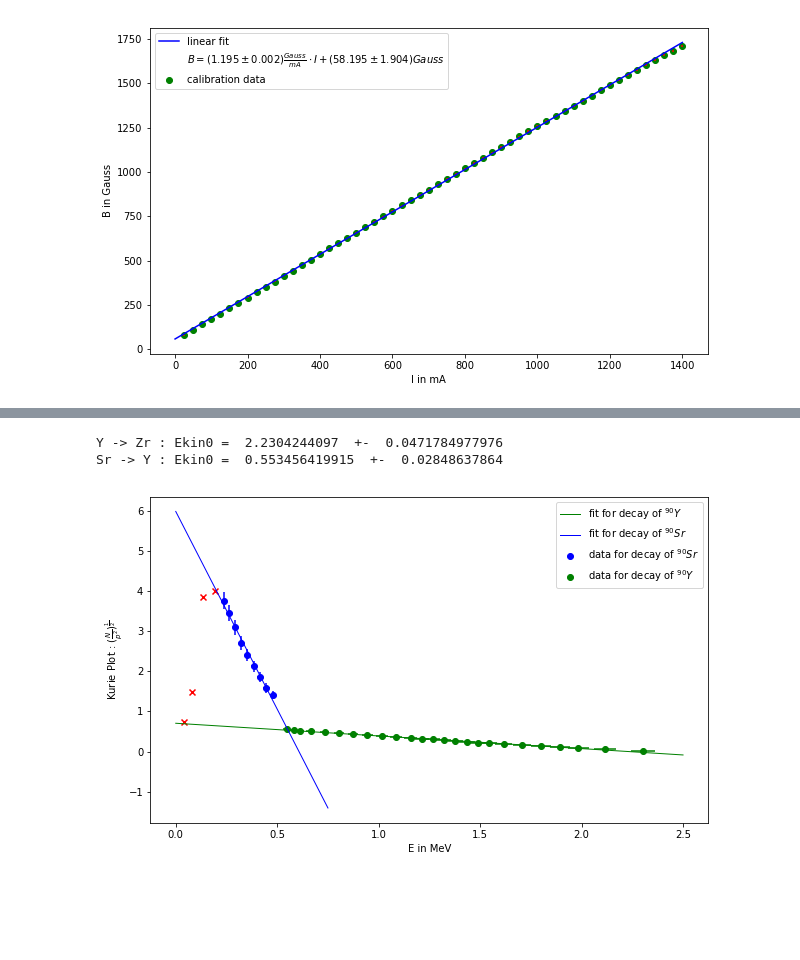
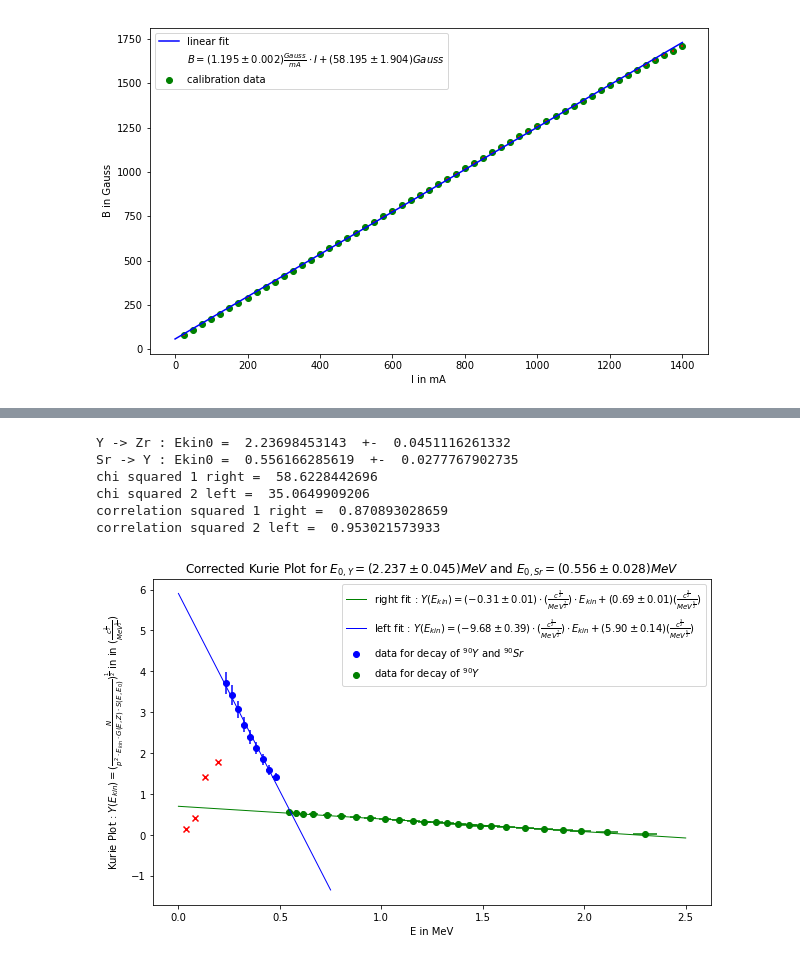
Before and after one commit to NlKLas/PyRePo, a Jupyter notebook: V10/V10.ipynb, the cells around one changed output, grey strips where cells are left out. Cells and saved outputs as stored; diff of their text form; code cells hidden in the pictures; blank space fills up the shorter version.

```diff
--- a/V10/V10.ipynb
+++ b/V10/V10.ipynb
@@ -123,7 +123,7 @@ def curie(N,p):
     En = E_kin(p)
     return np.sqrt(abs(N/(p**2)))#*En)))
 
-def curie_err(N,p,N_err,p_err):
+def curie_err(N,p,G_Z,N_err,p_err):
     #En = E_kin(p)
     #En_err = E_kin_err(p,p_err)
     return np.sqrt((1/2/(p**2)*N_err/np.sqrt(abs(N/(p**2))))**2+(N/(p**3)*p_err/np.sqrt(abs(N/(p**2))))**2);
@@ -137,7 +137,7 @@ def curie_coul(N,p,G_Z):
 #    Cor = np.array(([G(pi,G_E,G_Z) for pi in p]))
 #    return curie_err(N,p,N_err,p_err)/np.sqrt(abs(Cor))
 
-def curie_cou_err(N,p,N_err,p_err):
+def curie_coul_err(N,p,G_Z,N_err,p_err):
     En = E_kin(p)
     En_err = E_kin_err(p,p_err)
     Cor = np.array(([G(pi,G_E,G_Z) for pi in p]))
@@ -158,6 +158,12 @@ def curie_cor_err(N,p,G_Z,E0,N_err,p_err,E0_err):
         Cor_err.append(G(p[i],G_E,G_Z)*S_err(p[i],E0,p_err[i],E0_err))
     Cor_err = np.array(Cor_err)
     return np.sqrt((1/2/(p**2*En*Cor)*N_err/np.sqrt(abs(N/(p**2*En*Cor))))**2+(1/2*N/(p**2*En**2*Cor)*En_err/np.sqrt(abs(N/(p**2*En*Cor))))**2+(N/(p**3*En*Cor)*p_err/np.sqrt(abs(N/(p**2*En*Cor))))**2+(N/(p**2*En*Cor**2)*Cor_err/np.sqrt(abs(N/(p**2*En*Cor**2))))**2);
+
+def chi2(x,y,sy,f,*k):
+    return sum([((y[i]-f(x[i],*k))/f(x[i],*k))**2 for i in range(len(x))])
+
+def chi2_red(x,y,sy,f,*k):
+    return chi2(x,y,sy,f,*k)/(len(x)-len(k))
 # %%
 #plot of the counting rate
 fig,ax = plt.subplots(figsize=(10,6))
@@ -323,47 +436,59 @@ Sr -> Y : Ekin0 =  0.507207994795  +-  0.0192130355445
 # %%
-#Curie Plot with coulomb and S correction
-E0_1 = 2.2
-E0_2 = 0.54
-E0_1_err = 0
-E0_2_err = 0
-
 popt, pcov = curve_fit(g,E[:25],curie_cor(countrate,p,G_40,E0_1)[:25])
 m1= popt[0]
 m1_err = np.sqrt(np.diag(pcov))[0]
 b1 = popt[1]
 b1_err = np.sqrt(np.diag(pcov))[1]
 t1 = np.linspace(0,2.5,100)
+
+cor1 = pcov[0][1]**2/(pcov[0][0]*pcov[1][1])
 
 popt, pcov = curve_fit(g,E[26:35],curie_cor(countrate,p,G_39,E0_2)[26:35])
 m2= popt[0]
 m2_err = np.sqrt(np.diag(pcov))[0]
 b2 = popt[1]
 b2_err = np.sqrt(np.diag(pcov))[1]
 t2 = np.linspace(0,0.75,100)
 
+cor2 = pcov[0][1]**2/(pcov[0][0]*pcov[1][1])
+
 cur_err_40 = curie_cor_err(np.array(countrate),np.array(p),np.array(G_40),E0_1,np.array(countrate_err),np.array(p_err),E0_1_err)
 cur_err_39 = curie_cor_err(np.array(countrate),np.array(p),np.array(G_39),E0_2,np.array(countrate_err),np.array(p_err),E0_2_err)
 
 fig,ax = plt.subplots(figsize=(10,6))
-ax.scatter(E[26:35],curie_cor(countrate,p,G_39,E0_2)[26:35],c="b",label="data for decay of $^{90} Sr$")##left part
+ax.scatter(E[26:35],curie_cor(countrate,p,G_39,E0_2)[26:35],c="b",label="data for decay of $^{90} Y$ and $^{90} Sr$")##left part
 ax.errorbar(E[26:35],curie_cor(countrate,p,G_39,E0_2)[26:35],xerr=E_err[26:35],yerr=cur_err_39[26:35],c="b",ls=" ")
-ax.scatter(E[:25],curie_cor(countrate,p,G_40,E0_1)[:25],c="g",label="data for decay of $^{90} Y$")##right part
+ax.scatter(E[:25],curie_cor(countrate,p,G_40,E0_1)[:25],c="g",label="data for decay of $^{90} Y $")##right part
 ax.errorbar(E[:25],curie_cor(countrate,p,G_40,E0_1)[:25],xerr=E_err[:25],yerr=cur_err_40[:25],c="g",ls=" ")   ##FF6300
-ax.plot(t1,g(t1,m1,b1),c="g",lw=1,label="fit for decay of $^{90} Y$")
-ax.plot(t2,g(t2,m2,b2),c="b",lw=1,label="fit for decay of $^{90} Sr$")
+ax.plot(t1,g(t1,m1,b1),c="g",lw=1,label=r"right fit : $Y(E_{kin})= (%0.2f \pm %0.2f)\cdot (\frac{c^\frac{3}{2}}{MeV^\frac{7}{2}}) \cdot E_{kin} + (%0.2f \pm %0.2f) (\frac{c^\frac{3}{2}}{MeV^\frac{5}{2}})$"%(m1,m1_err,b1,b1_err))
+ax.plot(t2,g(t2,m2,b2),c="b",lw=1,label=r"left fit : $Y(E_{kin})= (%0.2f \pm %0.2f)\cdot (\frac{c^\frac{3}{2}}{MeV^\frac{7}{2}}) \cdot E_{kin} + (%0.2f \pm %0.2f) (\frac{c^\frac{3}{2}}{MeV^\frac{5}{2}})$"%(m2,m2_err,b2,b2_err))
 ax.scatter(E[-4:],curie(countrate,p)[-4:],marker="x",c="red")#discarded points
 ax.set_xlabel("E in MeV")
-ax.set_ylabel(r"Kurie Plot : $(\frac{N}{p^2})^{\frac{1}{2}}$")
+ax.set_ylabel(r"Kurie Plot : $Y(E_{kin}) = (\frac{N}{p^2\cdot  E_{kin}\cdot G(E,Z) \cdot S(E,E_0)})^{\frac{1}{2}}$ in in $ (\frac{c^\frac{3}{2}}{MeV^\frac{5}{2}})$")
+ax.set_title("Corrected Kurie Plot for $E_{0,Y} = (%0.3f \pm %0.3f) MeV$ and $E_{0,Sr} = (%0.3f \pm %0.3f) MeV$"%(E0_1,E0_1_err,E0_2,E0_2_err))
+
+chi2_1 = chi2_red(E[:25],curie_coul(countrate,p,G_40)[:25],cur_err_40[:25],g,m1,b1)
+chi2_2 = chi2_red(E[26:35],curie_coul(countrate,p,G_39)[26:35],cur_err_40[26:35],g,m2,b2)
 
 ax.legend(loc=("best"))
 E1 = -b1/m1
 E1_err = np.sqrt((b1_err/m1)**2+(m1_err*b1/m1**2)**2)
 E2 = -(b1-b2)/(m1-m2)
 E2_err = np.sqrt((b1_err/(m1-m2))**2+(b2_err/(m1-m2))**2+(m1_err*(b1-b2)/(m1-m2)**2)**2+(m2_err*(b1-b2)/(m1-m2)**2)**2)
 
+print()
 print("Y -> Zr : Ekin0 = ",E1," +- ",E1_err)
 print("Sr -> Y : Ekin0 = ",E2," +- ",E2_err)
+print("chi squared 1 right = ",chi2_1)
+print("chi squared 2 left = ",chi2_2)
+print("correlation squared 1 right = ",cor1)
+print("correlation squared 2 left = ",cor2)
+print()
 # %% [output]
-Y -> Zr : Ekin0 =  2.2304244097  +-  0.0471784977976
-Sr -> Y : Ekin0 =  0.553456419915  +-  0.02848637864
+Y -> Zr : Ekin0 =  2.23698453143  +-  0.0451116261332
+Sr -> Y : Ekin0 =  0.556166285619  +-  0.0277767902735
+chi squared 1 right =  58.6228442696
+chi squared 2 left =  35.0649909206
+correlation squared 1 right =  0.870893028659
+correlation squared 2 left =  0.953021573933
-[figure, old version]
+[figure, new version]
```
Also changed, not shown: parts of 4 cells of this notebook, 9 other files.
